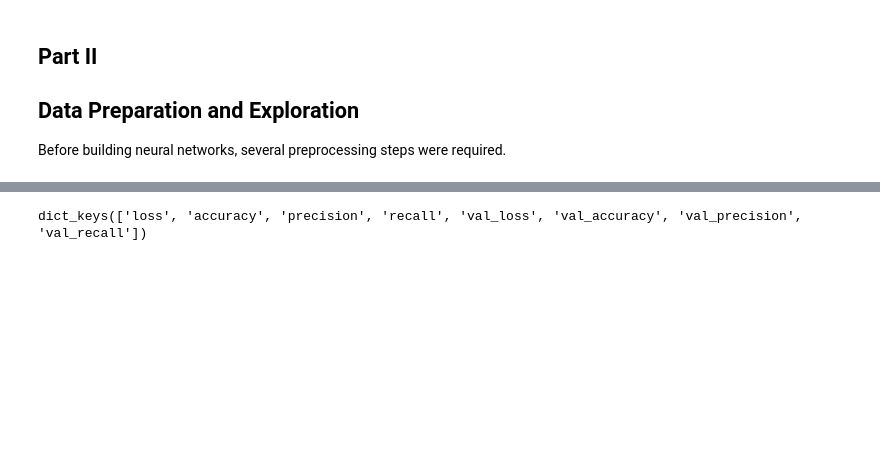
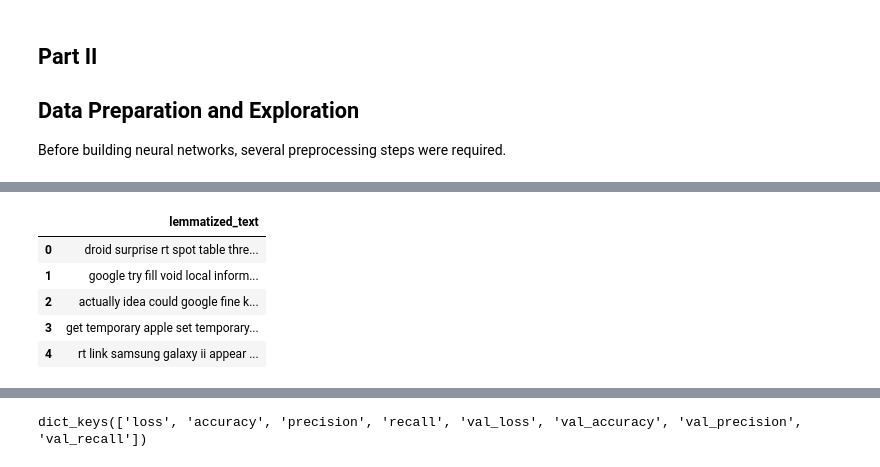
Before and after one commit to VolhaP87/Twitter_Sentiment_Analysis, a Jupyter notebook: Part II: Neural Networks.ipynb, the cells around one changed output, grey strips where cells are left out. Saved outputs shown, nothing was run; the diff lists cells and outputs as text; code cells hidden in the pictures; blank space fills up the shorter version.

```diff
--- a/Part II: Neural Networks.ipynb
+++ b/Part II: Neural Networks.ipynb
@@ -109,0 +48,10 @@ X_test['text'] = X_test['text'].str.replace('#[A-Za-z0-9_]+', '', regex=True)
+# %%
+X_val = pd.read_csv('Data/X_val.csv')
+X_val.head()
+# %% [output]
+|  | lemmatized_text |
+| 0 | droid surprise rt spot table thre... |
+| 1 | google try fill void local inform... |
+| 2 | actually idea could google fine k... |
+| 3 | get temporary apple set temporary... |
+| 4 | rt link samsung galaxy ii appear ... |
```
Also changed, not shown: parts of 17 cells of this notebook, 8 other files.
